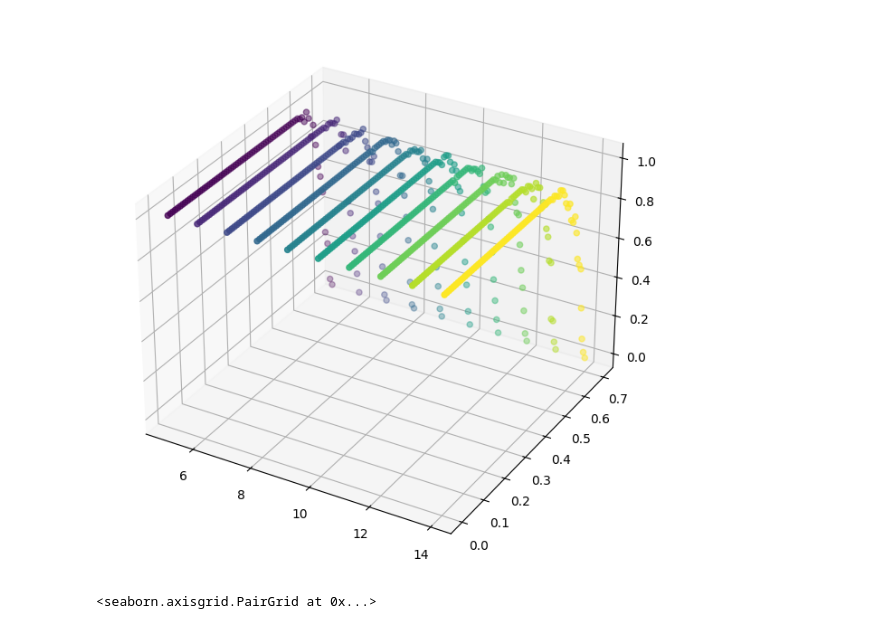
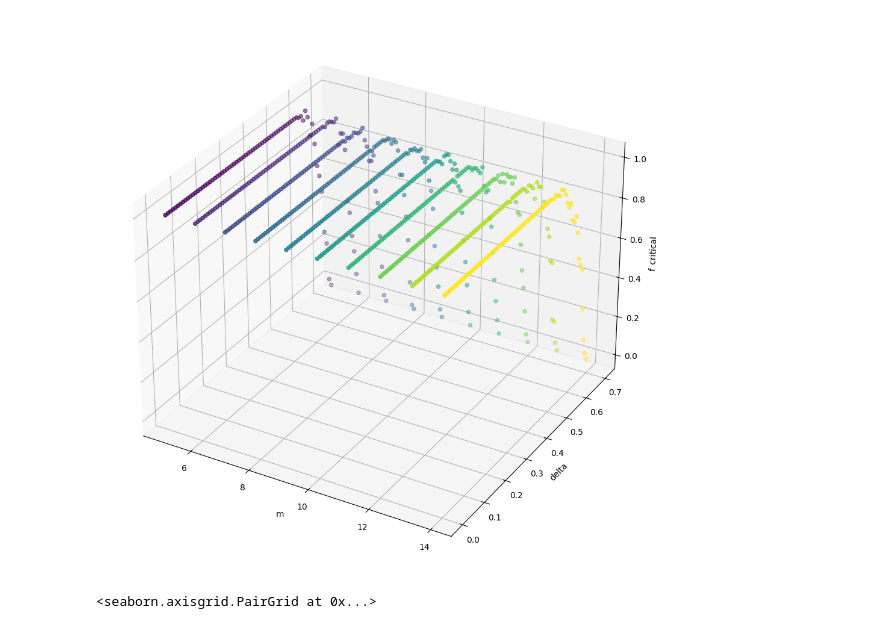
Before and after one commit to MatteoMascheroni1/AI_for_decision_making_and_control, a Jupyter notebook: assignment_2/assignment_2.ipynb, the cells around one changed output. Cells and saved outputs as stored; diff of their text form; code cells hidden in the pictures.

```diff
--- a/assignment_2/assignment_2.ipynb
+++ b/assignment_2/assignment_2.ipynb
@@ -103,20 +132,0 @@ sum(states_delta05)/len(states_delta05)
-# %%
-# defining matrixes
-np.random.seed(42)
-components = 6
-delta = 0.5
-m = 5
-startprob = np.array([1, 0, 0, 0, 0, 0])
-transtprob = np.array([[0.1, 0.9, 0, 0, 0, 0],
-                        [0.2, 0, 0.1+delta, 0, 0, 0.7-delta],
-                        [0, 0.5, 0, 0.5, 0, 0],
-                        [0, 0, 0.5, 0.5, 0, 0],
-                        [0, 0, 0.1, 0, 0.4, 0.5],
-                        [0, 0.2, 0, 0, 0.7, 0.1]])
-emissionprob = np.array([[0.25, 0.25, 0.25, 0.25],
-                         [0.4, 0.3, 0.2, 0.1],
-                         [0.4, 0.4, 0.1, 0.1],
-                         [0.3, 0.3, 0.3, 0.1],
-                         [0.2, 0.2, 0.2, 0.4],
-                         [0.2, 0.2, 0.3, 0.3]
-                         ])
@@ -170,2 +153,6 @@ def model_gen(delta):
 # %%
 data_collector = pd.DataFrame(data={'m':[], 'delta':[], 'f_crit':[]})
+# %%
+components = 6
+k = 200
+n = 100
@@ -172,3 +163,7 @@ data_collector = pd.DataFrame(data={'m':[], 'delta':[], 'f_crit':[]})
+# %%
+for m in range(5,15):
+    for delta in np.arange(0.0,0.71,0.01):
+        data_collector = pd.concat([data_collector, pd.DataFrame(data={'m':[m], 'delta':[delta], 'f_crit':[f_critical(high_risk_condition(model=model_gen(delta=delta), components=6, m = m, k =k, n=n))]})])
 # %%
 data_collector
 # %% [output]
@@ -197,17 +183,16 @@ data_collector
-# %%
-for m in range(5,15):
-    for delta in np.arange(0.0,0.71,0.01):
-        data_collector = pd.concat([data_collector, pd.DataFrame(data={'m':[m], 'delta':[delta], 'f_crit':[f_critical(high_risk_condition(model=model_gen(delta=delta), components=components, m = m, k =k, n=n))]})])
 # %%
 data_collector.to_csv("multi_factor_analysis.csv", index=False)
 # %%
 %matplotlib inline
-fig = plt.figure(figsize=(6,6))
-ax = Axes3D(fig, auto_add_to_figure=False)
-fig.add_axes(ax)
+fig = plt.figure(figsize=(7,7))
+ax = fig.add_subplot(111, projection='3d')
 sc = ax.scatter(xs=data_collector["m"], ys = data_collector["delta"], zs = data_collector["f_crit"], c=data_collector["m"],marker="o")
+ax.set_xlabel("m")
+ax.set_ylabel("delta")
+ax.set_zlabel("f_critical")
+ax.set_position([0.1,0.1,1.3,1.3])
 # %% [output]
-[figure, old version]
+[figure, new version]
 # %%
 sns.pairplot(data_collector)
 # %% [output]
```
Also changed, not shown: parts of 30 cells of this notebook, 1 other file.
